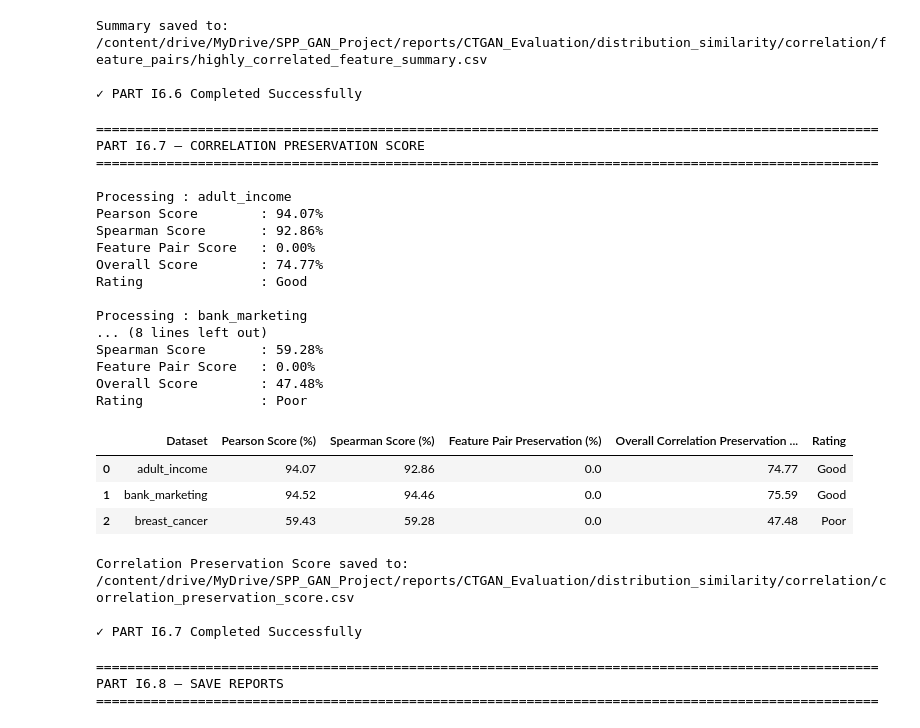
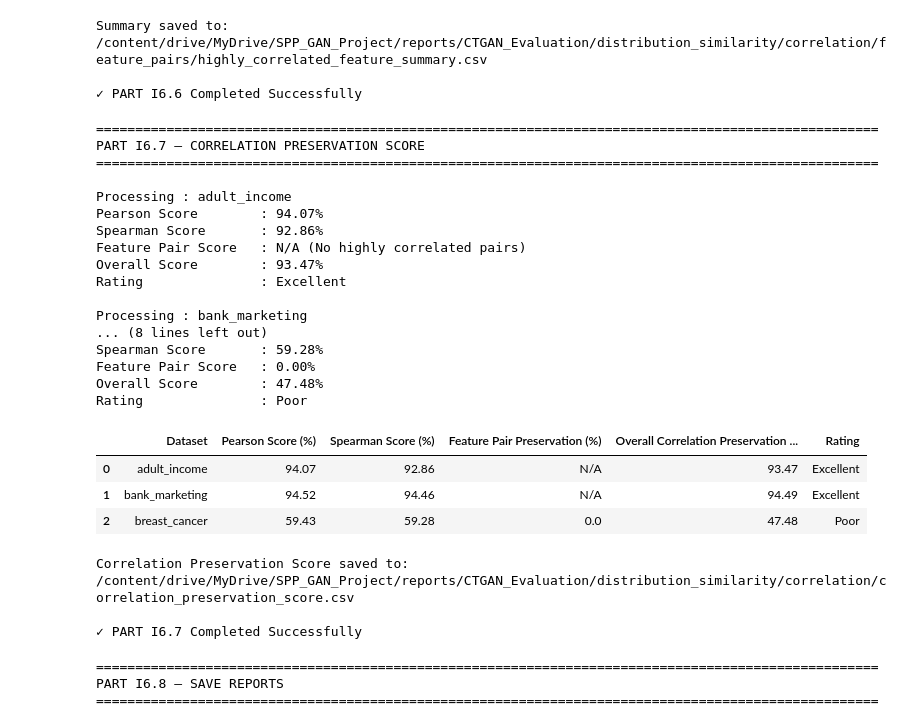
Before and after one commit to amzad-786githumb/Privacy-Preserving-Synthetic-Tabular-Data-Generation-Using-Generative-Adversarial-Networks, a Jupyter notebook: 04_Baseline_Deep_Models.ipynb, the cells around one changed output. Cells and saved outputs as stored; diff of their text form; code cells hidden in the pictures.

```diff
--- a/04_Baseline_Deep_Models.ipynb
+++ b/04_Baseline_Deep_Models.ipynb
@@ -10405,29 +10405,47 @@ for dataset in DATASETS:
         spearman_row["Preservation Score (%)"]
     )
 
+    total_pairs = int(
+        pair_row["Highly Correlated Pairs"]
+    )
+
     pair_score = pair_row["Preservation Rate (%)"]
 
-    if pd.isna(pair_score):
+    # ==========================================================================
+    # Handle Feature Pair Score
+    # ==========================================================================
+
+    if total_pairs == 0:
+
+        pair_score = np.nan
+
+    elif pd.isna(pair_score):
+
         pair_score = 0.0
 
     # ==========================================================================
     # Overall Correlation Preservation Score
-    #
-    # Weight Distribution
-    # Pearson  : 40%
-    # Spearman : 40%
-    # Feature Pair Preservation : 20%
     # ==========================================================================
 
-    overall_score = (
+    if np.isnan(pair_score):
 
-        0.40 * pearson_score +
+        # No highly correlated feature pairs exist
+        overall_score = np.mean([
+            pearson_score,
+            spearman_score
+        ])
 
-        0.40 * spearman_score +
+    else:
 
-        0.20 * pair_score
+        overall_score = (
 
-    )
+            0.40 * pearson_score +
+
+            0.40 * spearman_score +
+
+            0.20 * pair_score
+
+        )
 
     # ==========================================================================
     # Qualitative Rating
@@ -10469,7 +10487,8 @@ for dataset in DATASETS:
             round(spearman_score, 2),
 
         "Feature Pair Preservation (%)":
-            round(pair_score, 2),
+            "N/A" if np.isnan(pair_score)
+            else round(pair_score, 2),
 
         "Overall Correlation Preservation Score (%)":
             round(overall_score, 2),
@@ -10479,9 +10498,21 @@ for dataset in DATASETS:
 
     })
 
+    # ==========================================================================
+    # Console Output
+    # ==========================================================================
+
     print(f"Pearson Score        : {pearson_score:.2f}%")
     print(f"Spearman Score       : {spearman_score:.2f}%")
-    print(f"Feature Pair Score   : {pair_score:.2f}%")
+
+    if np.isnan(pair_score):
+
+        print("Feature Pair Score   : N/A (No highly correlated pairs)")
+
+    else:
+
+        print(f"Feature Pair Score   : {pair_score:.2f}%")
+
     print(f"Overall Score        : {overall_score:.2f}%")
     print(f"Rating               : {rating}")
 
@@ -10508,38 +10539,38 @@ CORRELATION_SCORE_FILE = os.path.join(
 )
 
 CORRELATION_SCORE_DF.to_csv(
 
     CORRELATION_SCORE_FILE,
 
     index=False
 
 )
 
 print("\nCorrelation Preservation Score saved to:")
 print(CORRELATION_SCORE_FILE)
 
 print("\n✓ PART I6.7 Completed Successfully")
 # %% [output]
 ====================================================================================================
 PART I6.7 — CORRELATION PRESERVATION SCORE
 ====================================================================================================
 
 Processing : adult_income
 Pearson Score        : 94.07%
 Spearman Score       : 92.86%
-Feature Pair Score   : 0.00%
-Overall Score        : 74.77%
-Rating               : Good
+Feature Pair Score   : N/A (No highly correlated pairs)
+Overall Score        : 93.47%
+Rating               : Excellent
 
 Processing : bank_marketing
 ... (8 lines left out)
 Spearman Score       : 59.28%
 Feature Pair Score   : 0.00%
 Overall Score        : 47.48%
 Rating               : Poor
 |  | Dataset | Pearson Score (%) | Spearman Score (%) | Feature Pair Preservation (%) | Overall Correlation Preservation ... | Rating |
-| 0 | adult_income | 94.07 | 92.86 | 0.0 | 74.77 | Good |
-| 1 | bank_marketing | 94.52 | 94.46 | 0.0 | 75.59 | Good |
+| 0 | adult_income | 94.07 | 92.86 | N/A | 93.47 | Excellent |
+| 1 | bank_marketing | 94.52 | 94.46 | N/A | 94.49 | Excellent |
 | 2 | breast_cancer | 59.43 | 59.28 | 0.0 | 47.48 | Poor |
 Correlation Preservation Score saved to:
 /content/drive/MyDrive/SPP_GAN_Project/reports/CTGAN_Evaluation/distribution_similarity/correlation/correlation_preservation_score.csv
```
Also changed, not shown: parts of 37 cells of this notebook.
